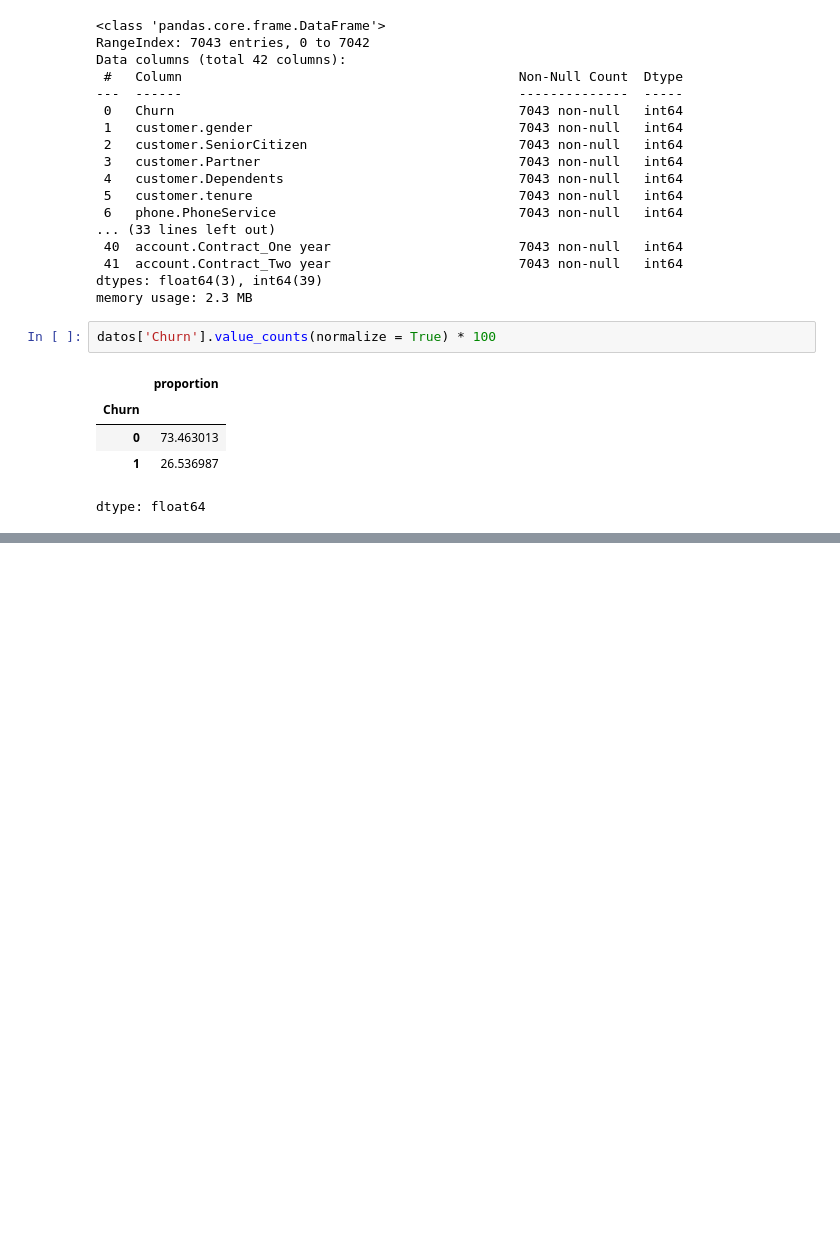
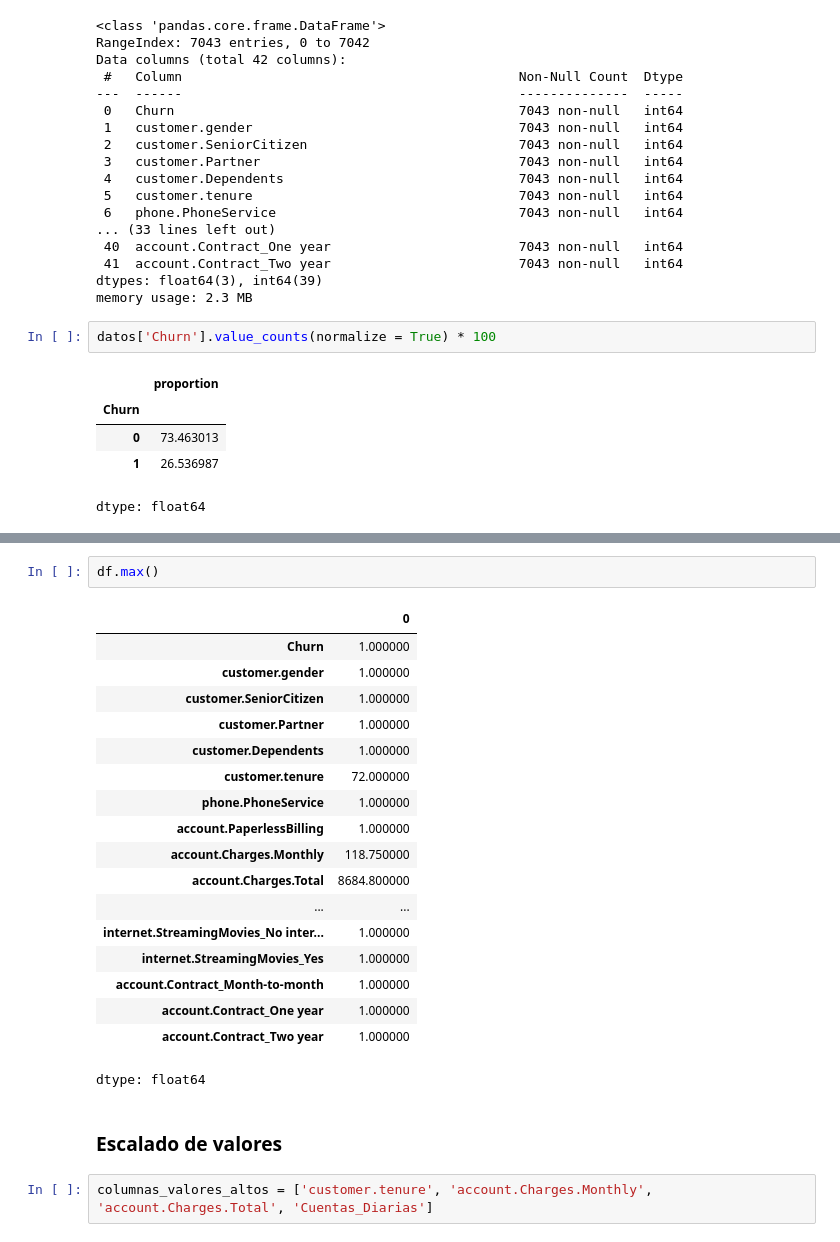
Before and after one commit to Alexsinator/Challenge_Alura_Store_Alex, a Jupyter notebook: TelecomX_LATAM_Parte_2.ipynb, the cells around one changed output, grey strips where cells are left out. Drawn from its saved outputs; the diff is of its cells as text; blank space fills up the shorter version.

Commit message:
Escalado y organización del código

```diff
--- a/TelecomX_LATAM_Parte_2.ipynb
+++ b/TelecomX_LATAM_Parte_2.ipynb
@@ -289,0 +383,25 @@ dtype: float64
+# %%
+df.max()
+# %% [output]
+|  | 0 |
+| Churn | 1.000000 |
+| customer.gender | 1.000000 |
+| customer.SeniorCitizen | 1.000000 |
+| customer.Partner | 1.000000 |
+| customer.Dependents | 1.000000 |
+| customer.tenure | 72.000000 |
+| phone.PhoneService | 1.000000 |
+| account.PaperlessBilling | 1.000000 |
+| account.Charges.Monthly | 118.750000 |
+| account.Charges.Total | 8684.800000 |
+| ... | ... |
+| internet.StreamingMovies_No inter... | 1.000000 |
+| internet.StreamingMovies_Yes | 1.000000 |
+| account.Contract_Month-to-month | 1.000000 |
+| account.Contract_One year | 1.000000 |
+| account.Contract_Two year | 1.000000 |
+dtype: float64
+# %% [markdown]
+### Escalado de valores
+# %%
+columnas_valores_altos = ['customer.tenure', 'account.Charges.Monthly', 'account.Charges.Total', 'Cuentas_Diarias']
```
Also changed, not shown: parts of 16 cells of this notebook.
